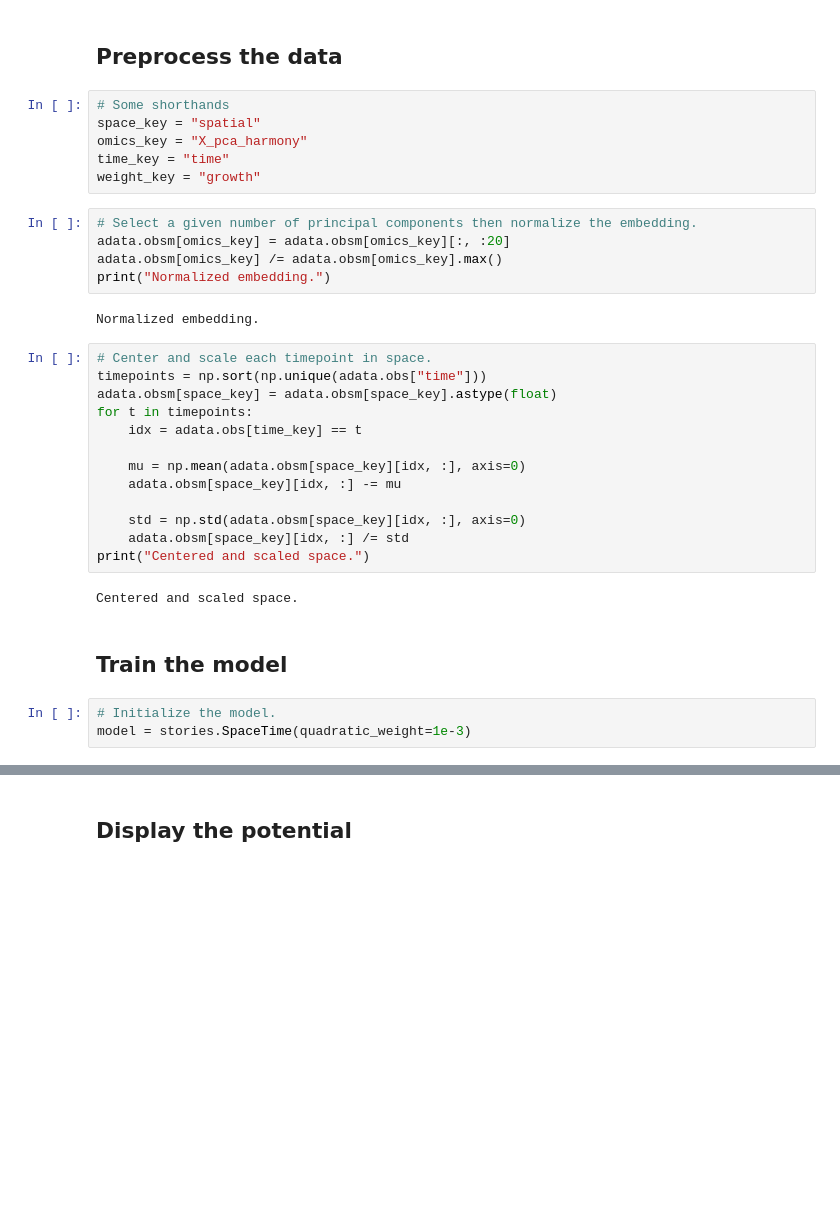
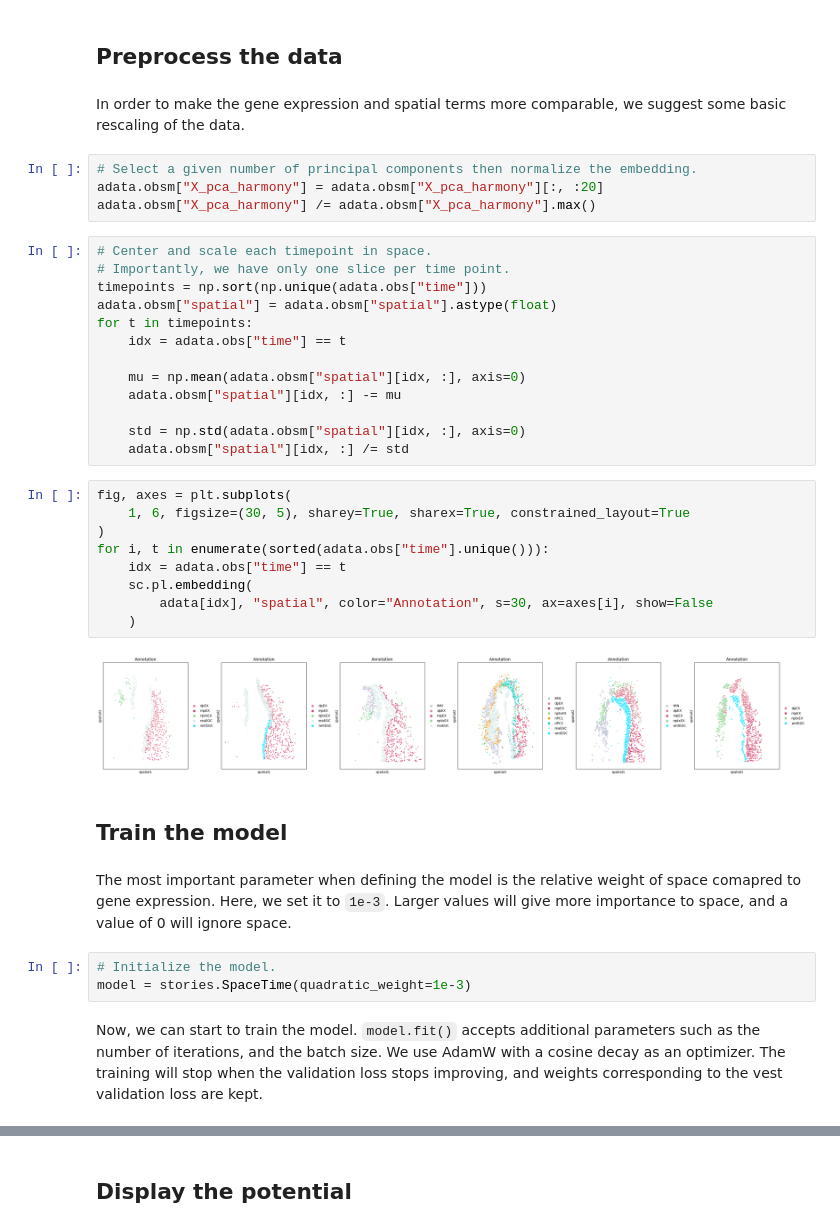
Before and after one commit to cantinilab/stories, a Jupyter notebook: docs/vignettes/demo_axolotl.ipynb, the cells around one changed output, grey strips where cells are left out. Cells and saved outputs as stored; diff of their text form; blank space fills up the shorter version.

```diff
--- a/docs/vignettes/demo_axolotl.ipynb
+++ b/docs/vignettes/demo_axolotl.ipynb
@@ -32,39 +52,45 @@ AnnData object with n_obs × n_vars = 5904 × 10000
     obsp: 'connectivities', 'distances'
 # %% [markdown]
 ## Preprocess the data
-# %%
-# Some shorthands
-space_key = "spatial"
-omics_key = "X_pca_harmony"
-time_key = "time"
-weight_key = "growth"
+# %% [markdown]
+In order to make the gene expression and spatial terms more comparable, we suggest some basic rescaling of the data.
 # %%
 # Select a given number of principal components then normalize the embedding.
-adata.obsm[omics_key] = adata.obsm[omics_key][:, :20]
-adata.obsm[omics_key] /= adata.obsm[omics_key].max()
-print("Normalized embedding.")
+adata.obsm["X_pca_harmony"] = adata.obsm["X_pca_harmony"][:, :20]
+adata.obsm["X_pca_harmony"] /= adata.obsm["X_pca_harmony"].max()
-# %% [output]
-Normalized embedding.
 # %%
 # Center and scale each timepoint in space.
+# Importantly, we have only one slice per time point.
 timepoints = np.sort(np.unique(adata.obs["time"]))
-adata.obsm[space_key] = adata.obsm[space_key].astype(float)
+adata.obsm["spatial"] = adata.obsm["spatial"].astype(float)
 for t in timepoints:
-    idx = adata.obs[time_key] == t
+    idx = adata.obs["time"] == t
 
-    mu = np.mean(adata.obsm[space_key][idx, :], axis=0)
-    adata.obsm[space_key][idx, :] -= mu
+    mu = np.mean(adata.obsm["spatial"][idx, :], axis=0)
+    adata.obsm["spatial"][idx, :] -= mu
 
-    std = np.std(adata.obsm[space_key][idx, :], axis=0)
-    adata.obsm[space_key][idx, :] /= std
-print("Centered and scaled space.")
+    std = np.std(adata.obsm["spatial"][idx, :], axis=0)
+    adata.obsm["spatial"][idx, :] /= std
-# %% [output]
-Centered and scaled space.
+# %%
+fig, axes = plt.subplots(
+    1, 6, figsize=(30, 5), sharey=True, sharex=True, constrained_layout=True
+)
+for i, t in enumerate(sorted(adata.obs["time"].unique())):
+    idx = adata.obs["time"] == t
+    sc.pl.embedding(
+        adata[idx], "spatial", color="Annotation", s=30, ax=axes[i], show=False
+    )
+# %% [output]
+[figure, added]
 # %% [markdown]
 ## Train the model
+# %% [markdown]
+The most important parameter when defining the model is the relative weight of space comapred to gene expression. Here, we set it to `1e-3`. Larger values will give more importance to space, and a value of 0 will ignore space.
 # %%
 # Initialize the model.
 model = stories.SpaceTime(quadratic_weight=1e-3)
+# %% [markdown]
+Now, we can start to train the model. `model.fit()` accepts additional parameters such as the number of iterations, and the batch size. We use AdamW with a cosine decay as an optimizer. The training will stop when the validation loss stops improving, and weights corresponding to the vest validation loss are kept.
 # %%
 scheduler = optax.cosine_decay_schedule(1e-2, 10_000)
 model.fit(
```
Also changed, not shown: parts of 33 cells of this notebook, 2 other files.
